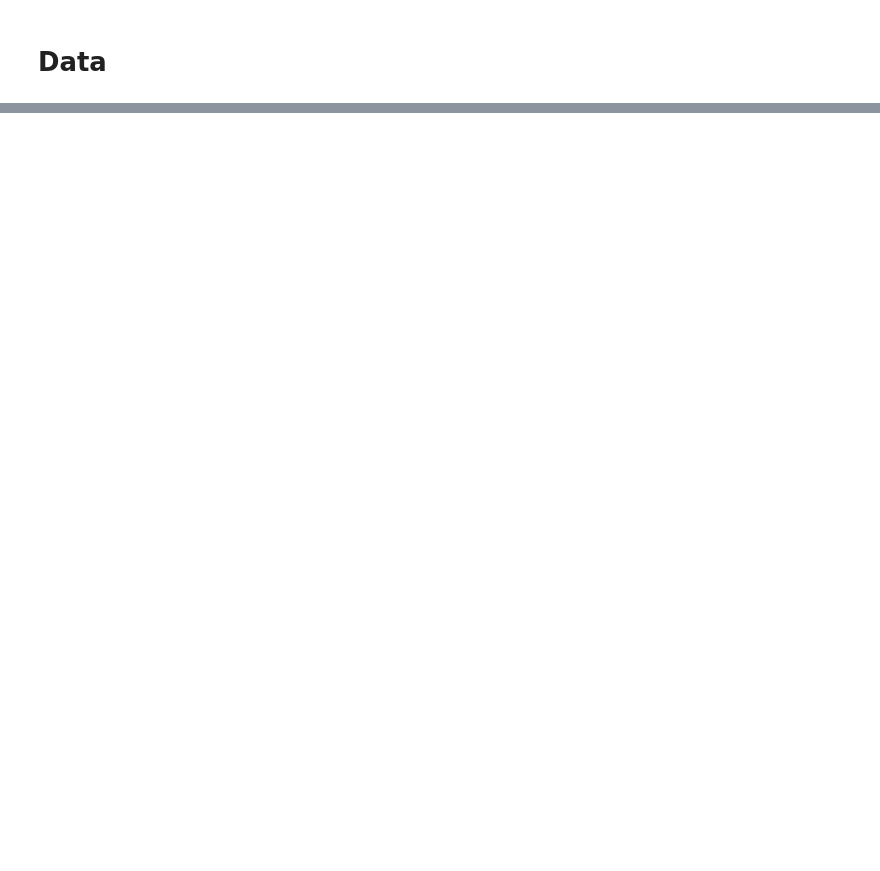
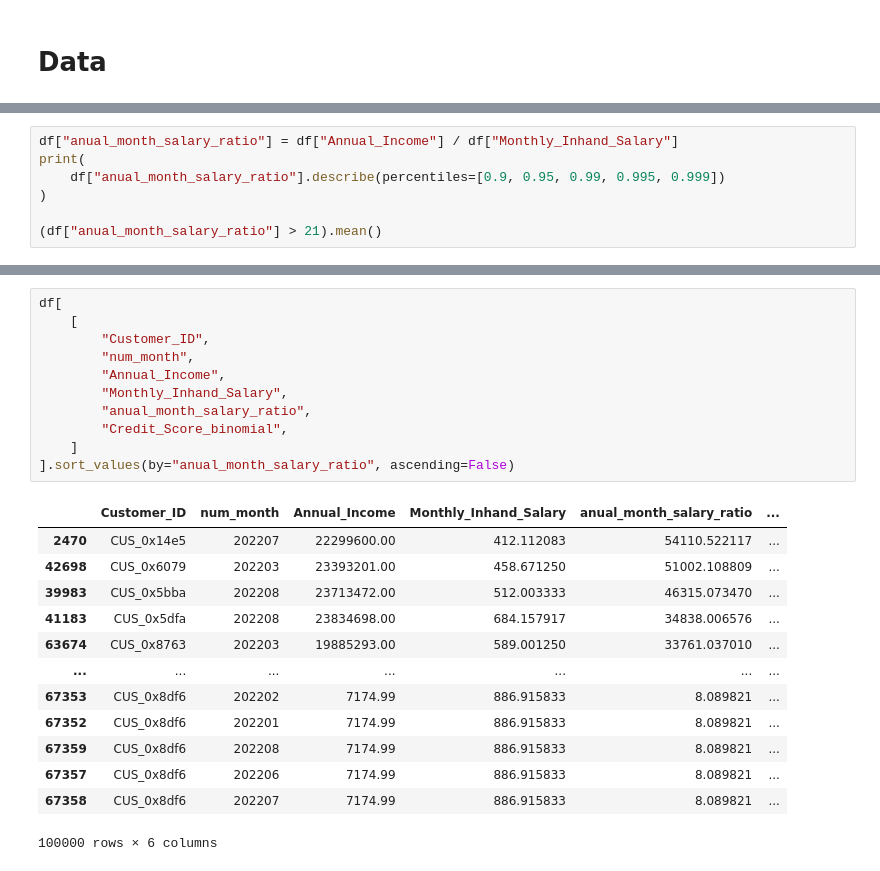
Before and after one commit to FerCorcuera/Credit-Score-Classification, a Jupyter notebook: notebooks/03_feature_engineering.ipynb, the cells around one changed output, grey strips where cells are left out. Drawn from its saved outputs; the diff is of its cells as text; blank space fills up the shorter version.

```diff
--- a/notebooks/03_feature_engineering.ipynb
+++ b/notebooks/03_feature_engineering.ipynb
@@ -66,0 +186,7 @@ memory usage: 24.4 MB
+# %%
+df["anual_month_salary_ratio"] = df["Annual_Income"] / df["Monthly_Inhand_Salary"]
+print(
+    df["anual_month_salary_ratio"].describe(percentiles=[0.9, 0.95, 0.99, 0.995, 0.999])
+)
+
+(df["anual_month_salary_ratio"] > 21).mean()
@@ -66,0 +206,25 @@ memory usage: 24.4 MB
+# %%
+df[
+    [
+        "Customer_ID",
+        "num_month",
+        "Annual_Income",
+        "Monthly_Inhand_Salary",
+        "anual_month_salary_ratio",
+        "Credit_Score_binomial",
+    ]
+].sort_values(by="anual_month_salary_ratio", ascending=False)
+# %% [output]
+|  | Customer_ID | num_month | Annual_Income | Monthly_Inhand_Salary | anual_month_salary_ratio | ... |
+| 2470 | CUS_0x14e5 | 202207 | 22299600.00 | 412.112083 | 54110.522117 | ... |
+| 42698 | CUS_0x6079 | 202203 | 23393201.00 | 458.671250 | 51002.108809 | ... |
+| 39983 | CUS_0x5bba | 202208 | 23713472.00 | 512.003333 | 46315.073470 | ... |
+| 41183 | CUS_0x5dfa | 202208 | 23834698.00 | 684.157917 | 34838.006576 | ... |
+| 63674 | CUS_0x8763 | 202203 | 19885293.00 | 589.001250 | 33761.037010 | ... |
+| ... | ... | ... | ... | ... | ... | ... |
+| 67353 | CUS_0x8df6 | 202202 | 7174.99 | 886.915833 | 8.089821 | ... |
+| 67352 | CUS_0x8df6 | 202201 | 7174.99 | 886.915833 | 8.089821 | ... |
+| 67359 | CUS_0x8df6 | 202208 | 7174.99 | 886.915833 | 8.089821 | ... |
+| 67357 | CUS_0x8df6 | 202206 | 7174.99 | 886.915833 | 8.089821 | ... |
+| 67358 | CUS_0x8df6 | 202207 | 7174.99 | 886.915833 | 8.089821 | ... |
+100000 rows × 6 columns
```
Also changed, not shown: parts of 17 cells of this notebook.
